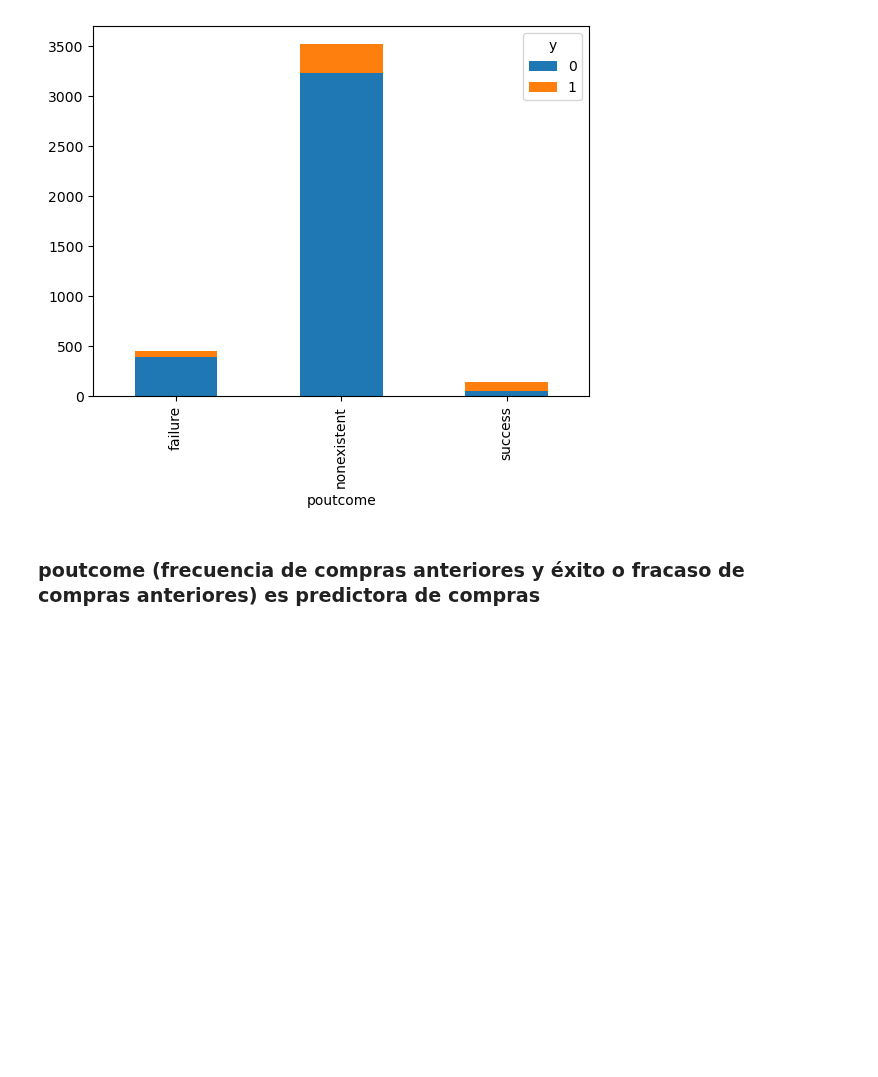
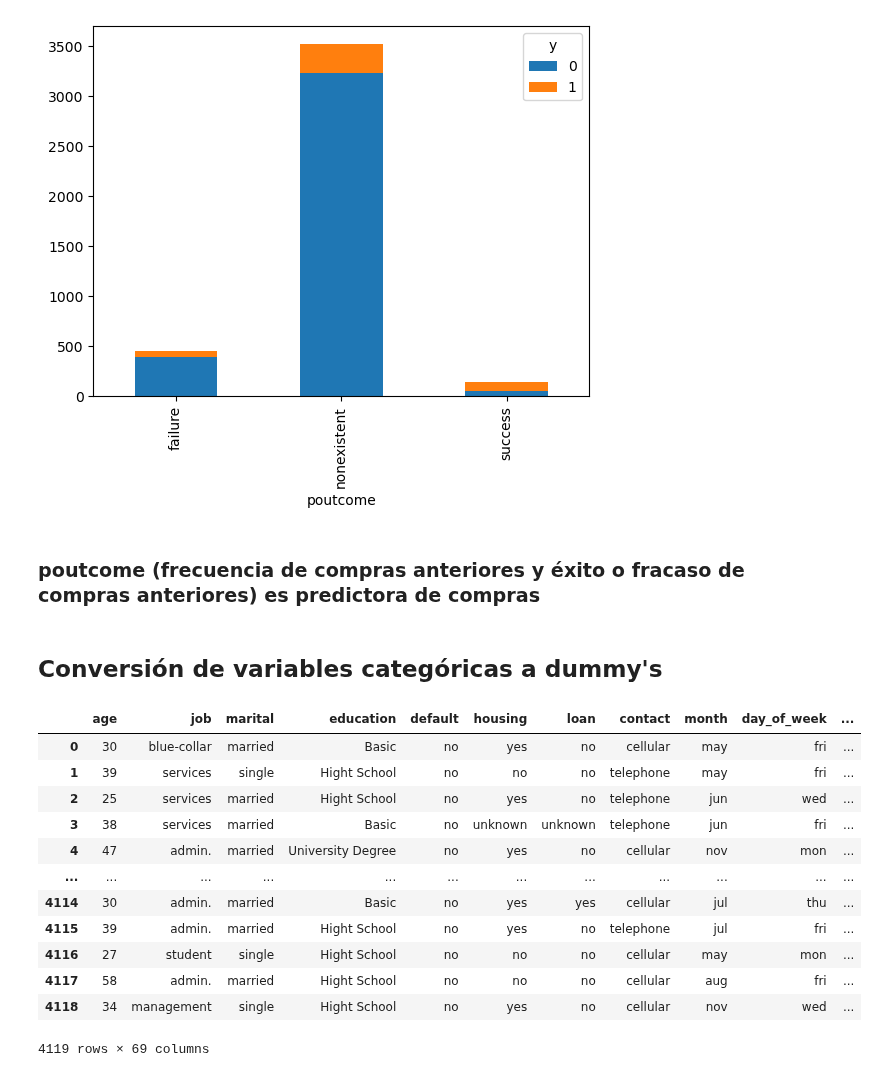
Before and after one commit to Chefi/python-ml-course, a Jupyter notebook: notebooks/Regresion Logistica Mi Notebook.ipynb, the cells around one changed output. Saved outputs shown, nothing was run; the diff lists cells and outputs as text; code cells hidden in the pictures; blank space fills up the shorter version.

```diff
--- a/notebooks/Regresion Logistica Mi Notebook.ipynb
+++ b/notebooks/Regresion Logistica Mi Notebook.ipynb
@@ -805,3 +805,42 @@ pd.crosstab(data.poutcome, data.y).plot(kind = "bar", stacked = True)
 [figure]
 # %% [markdown]
 ### poutcome (frecuencia de compras anteriores y éxito o fracaso de compras anteriores) es predictora de compras
+# %% [markdown]
+## Conversión de variables categóricas a dummy's
+# %%
+data = pd.read_csv("../datasets/bank/bank.csv", sep=";")
+data["y"] = (data["y"]=="yes").astype(int) #False = 0, True = 1
+data["education"] = np.where(data["education"]=="basic.4y", "Basic", data["education"])
+data["education"] = np.where(data["education"]=="basic.6y", "Basic", data["education"])
+data["education"] = np.where(data["education"]=="basic.9y", "Basic", data["education"])
+data["education"] = np.where(data["education"]=="high.school", "Hight School", data["education"])
+data["education"] = np.where(data["education"]=="professional.course", "Professional Course", data["education"])
+data["education"] = np.where(data["education"]=="university.degree", "University Degree", data["education"])
+data["education"] = np.where(data["education"]=="illiterate", "Illiterate", data["education"])
+data["education"] = np.where(data["education"]=="unknown", "Unknown", data["education"])
+# %%
+categories = ["job", "housing", "marital", "education", "default",'loan',
+ 'contact',
+ 'month',
+ 'day_of_week','poutcome']
+# %%
+for category in categories:
+    cat_list = "cat"+"_"+category
+    cat_dummies =pd.get_dummies(data[category], prefix=cat_list)
+    data = data.join(cat_dummies)
+# %%
+data
+# %% [output]
+|  | age | job | marital | education | default | housing | loan | contact | month | day_of_week | ... |
+| 0 | 30 | blue-collar | married | Basic | no | yes | no | cellular | may | fri | ... |
+| 1 | 39 | services | single | Hight School | no | no | no | telephone | may | fri | ... |
+| 2 | 25 | services | married | Hight School | no | yes | no | telephone | jun | wed | ... |
+| 3 | 38 | services | married | Basic | no | unknown | unknown | telephone | jun | fri | ... |
+| 4 | 47 | admin. | married | University Degree | no | yes | no | cellular | nov | mon | ... |
+| ... | ... | ... | ... | ... | ... | ... | ... | ... | ... | ... | ... |
+| 4114 | 30 | admin. | married | Basic | no | yes | yes | cellular | jul | thu | ... |
+| 4115 | 39 | admin. | married | Hight School | no | yes | no | telephone | jul | fri | ... |
+| 4116 | 27 | student | single | Hight School | no | no | no | cellular | may | mon | ... |
+| 4117 | 58 | admin. | married | Hight School | no | no | no | cellular | aug | fri | ... |
+| 4118 | 34 | management | single | Hight School | no | yes | no | cellular | nov | wed | ... |
+4119 rows × 69 columns
```
Also changed, not shown: parts of 26 cells of this notebook.
